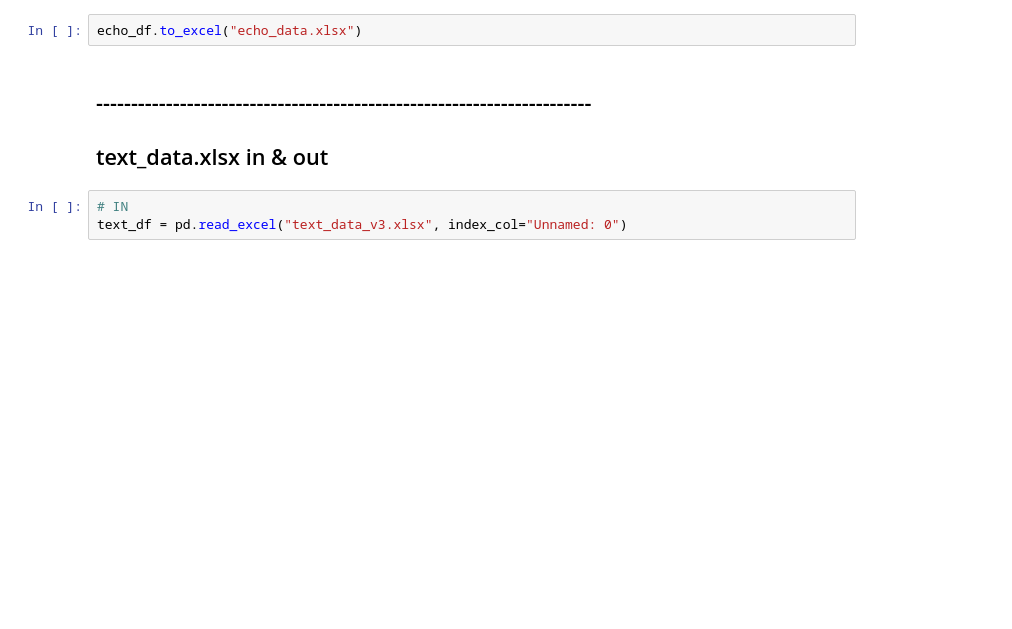
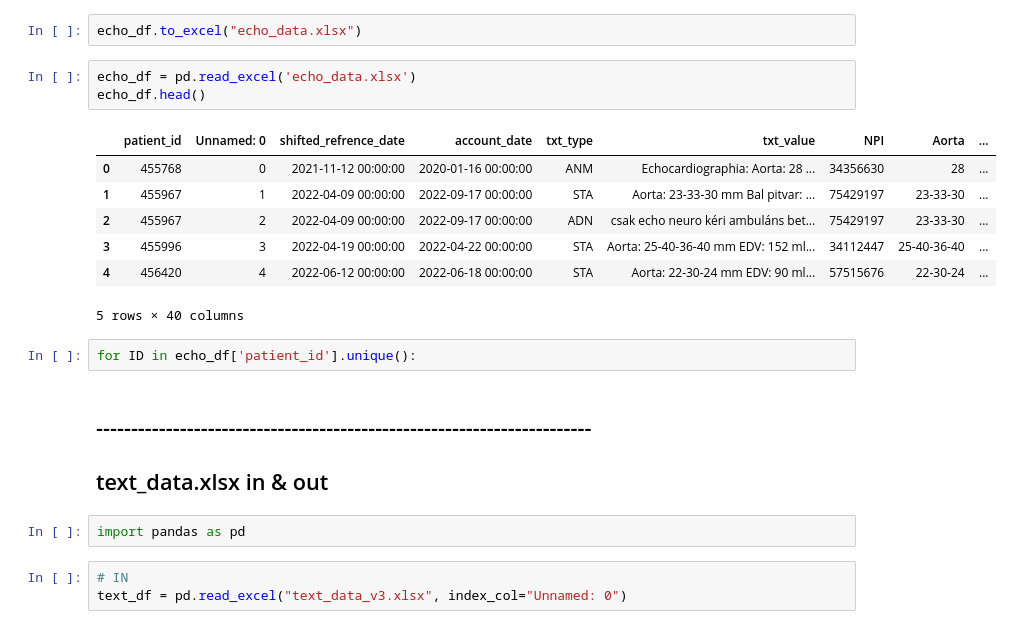
Before and after one commit to antalsz96/cta, a Jupyter notebook: medsol_analyzer/analyze.ipynb, the cells around one changed output. Cells and saved outputs as stored; diff of their text form; blank space fills up the shorter version.

```diff
--- a/medsol_analyzer/analyze.ipynb
+++ b/medsol_analyzer/analyze.ipynb
@@ -799,9 +804,24 @@ for ID in echo_df.index:
                 echo_df.at[ID, f"{data[0]}"] = data[1]
 # %%
 echo_df.to_excel("echo_data.xlsx")
+# %%
+echo_df = pd.read_excel('echo_data.xlsx')
+echo_df.head()
+# %% [output]
+|  | patient_id | Unnamed: 0 | shifted_refrence_date | account_date | txt_type | txt_value | NPI | Aorta | ... |
+| 0 | 455768 | 0 | 2021-11-12 00:00:00 | 2020-01-16 00:00:00 | ANM | Echocardiographia: Aorta: 28 ... | 34356630 | 28 | ... |
+| 1 | 455967 | 1 | 2022-04-09 00:00:00 | 2022-09-17 00:00:00 | STA | Aorta: 23-33-30 mm Bal pitvar: ... | 75429197 | 23-33-30 | ... |
+| 2 | 455967 | 2 | 2022-04-09 00:00:00 | 2022-09-17 00:00:00 | ADN | csak echo neuro kéri ambuláns bet... | 75429197 | 23-33-30 | ... |
+| 3 | 455996 | 3 | 2022-04-19 00:00:00 | 2022-04-22 00:00:00 | STA | Aorta: 25-40-36-40 mm EDV: 152 ml... | 34112447 | 25-40-36-40 | ... |
+| 4 | 456420 | 4 | 2022-06-12 00:00:00 | 2022-06-18 00:00:00 | STA | Aorta: 22-30-24 mm EDV: 90 ml... | 57515676 | 22-30-24 | ... |
+5 rows × 40 columns
+# %%
+for ID in echo_df['patient_id'].unique():
 # %% [markdown]
 ## -----------------------------------------------------------------------
 ## text_data.xlsx in & out
+# %%
+import pandas as pd
 # %%
 # IN
 text_df = pd.read_excel("text_data_v3.xlsx", index_col="Unnamed: 0")
```
Also changed, not shown: parts of 4 cells of this notebook, 1 other file.
